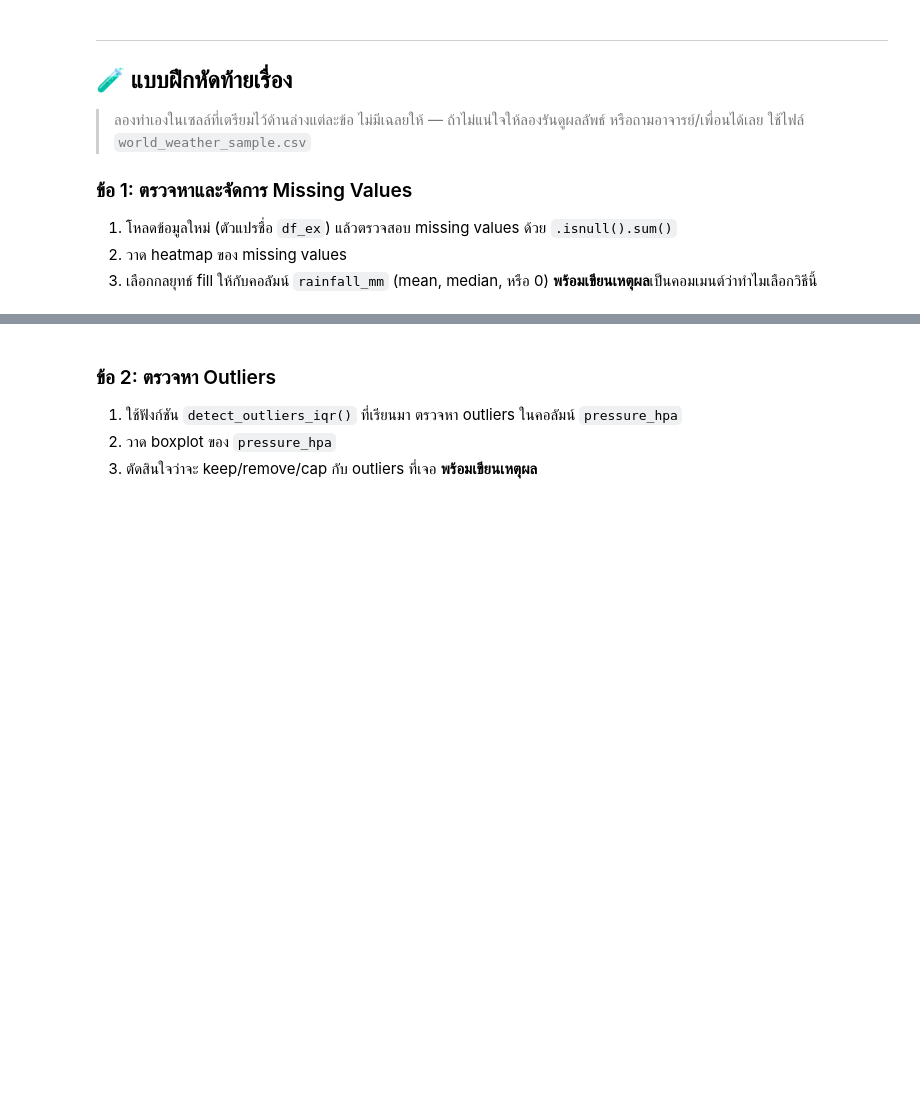
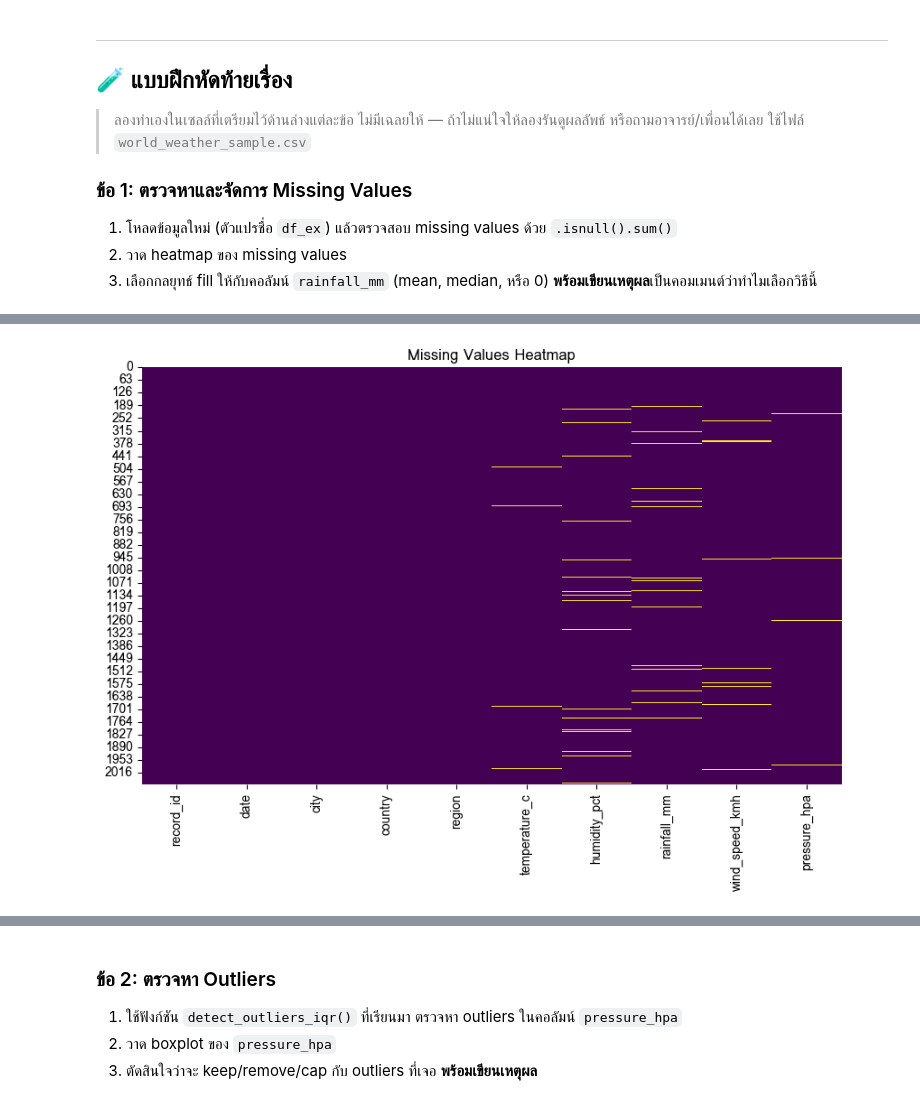
Before and after one commit to supitchaya-dear/SC612104_683020597-1, a Jupyter notebook: SC612104_Session10_Data_Cleaning.ipynb, the cells around one changed output, grey strips where cells are left out. Cells and saved outputs as stored; diff of their text form; code cells hidden in the pictures; blank space fills up the shorter version.

```diff
--- a/SC612104_Session10_Data_Cleaning.ipynb
+++ b/SC612104_Session10_Data_Cleaning.ipynb
@@ -900,0 +1132,10 @@ NameError: name 'df_ex' is not defined
+# %%
+# เขียนคำตอบข้อ 1 ที่นี่
+import pandas as pd
+import seaborn as sns
+import matplotlib.pyplot as plt
+df_ex = pd.read_csv("https://raw.githubusercontent.com/PitchayaW/SC-612-104-Essential-Data-Science/refs/heads/main/Module-A-Notebooks/Dataset/world_weather_sample.csv")
+
+missing_count = df_ex.isnull().sum()
+print("จำนวน missing values แต่ละคอลัมม์:")
+print(missing_count)
@@ -900,0 +1155,8 @@ NameError: name 'df_ex' is not defined
+# %%
+#ข้อ 2
+plt.figure(figsize=(10,6))
+sns.heatmap(df_ex.isnull(), cbar=False, cmap='viridis')
+plt.title("Missing Values Heatmap")
+plt.show()
+# %% [output]
+[figure, added]
```
Also changed, not shown: parts of 39 cells of this notebook.
